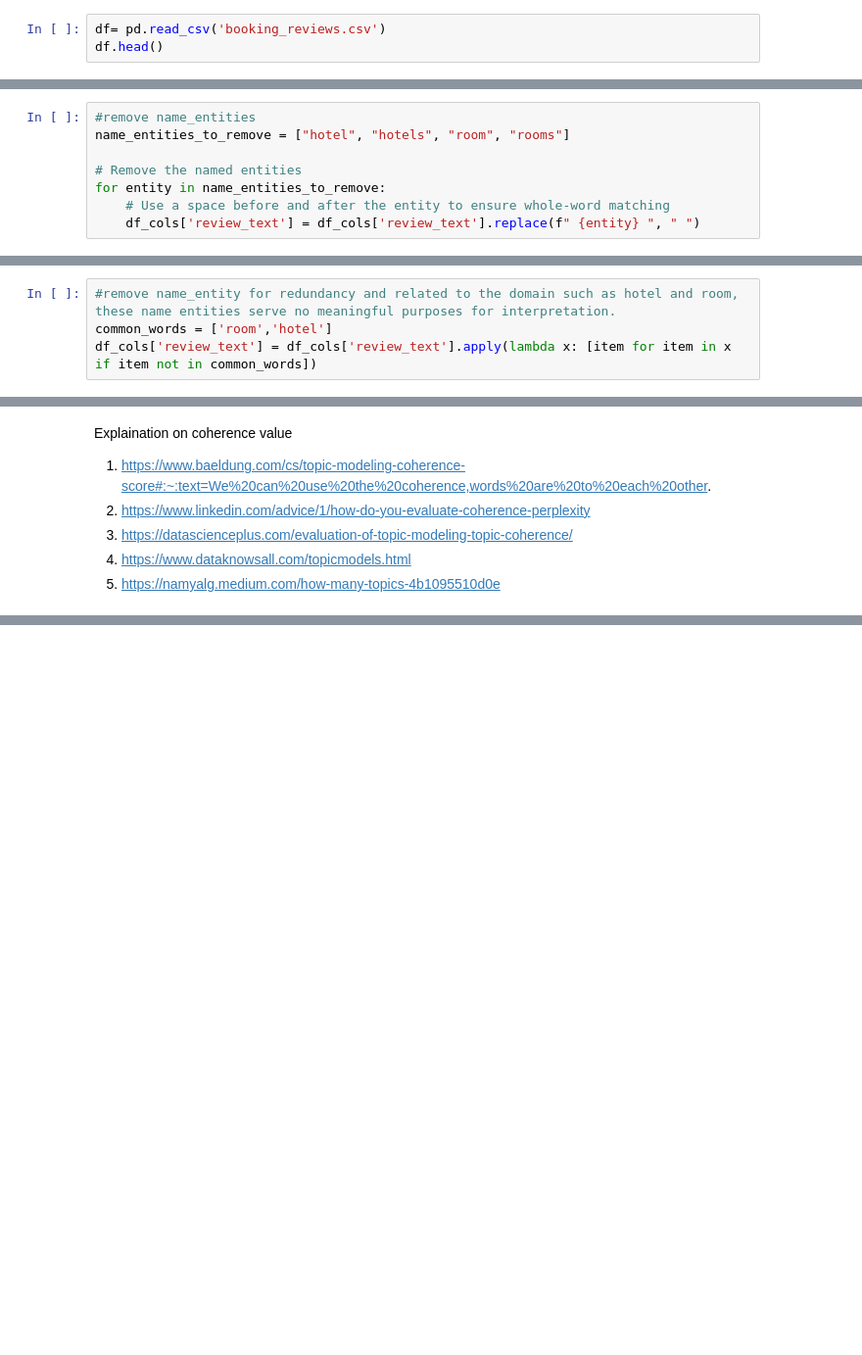
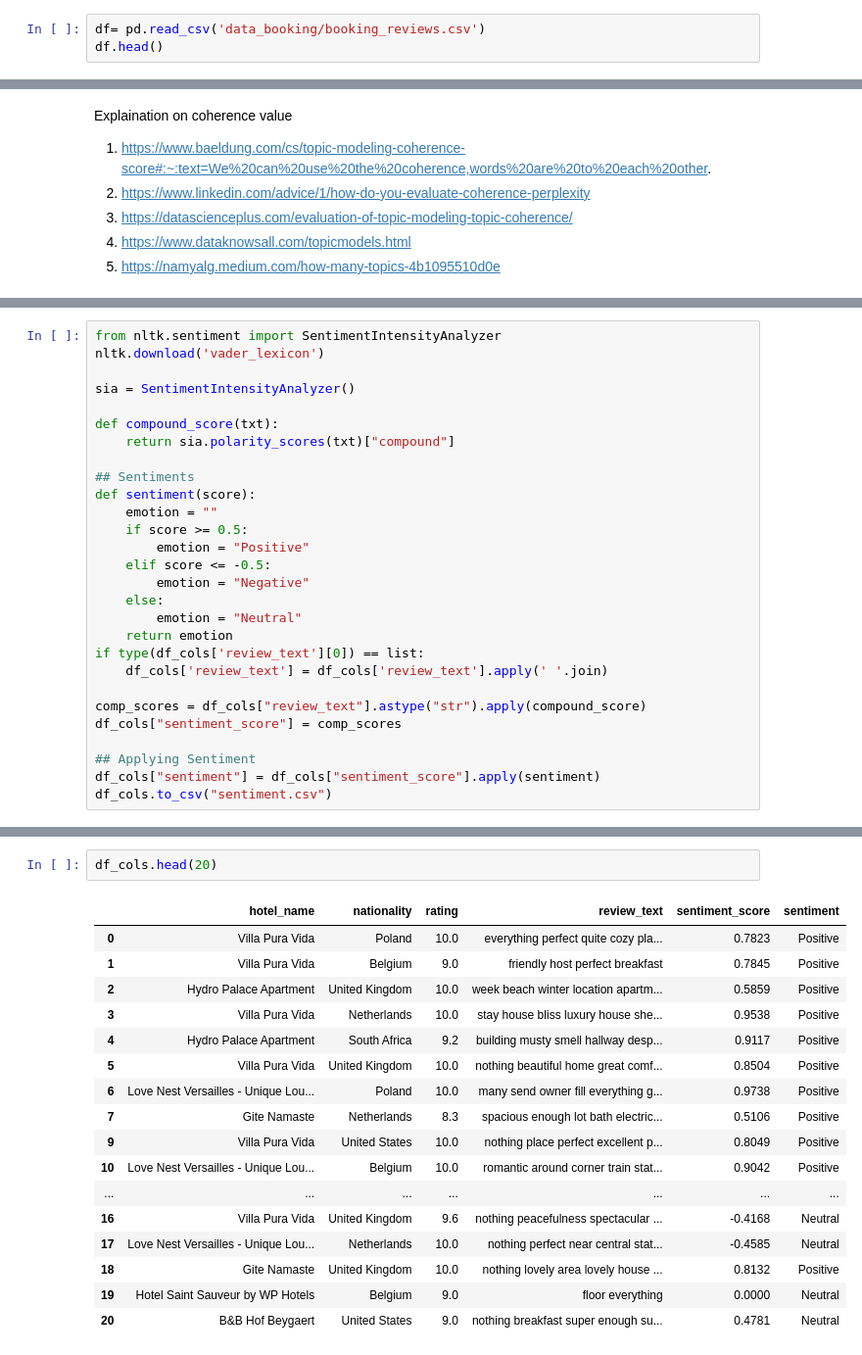
Before and after one commit to victorOle/project_TextAndSpeech, a Jupyter notebook: Booking.com - Topic Modelling.ipynb, the cells around one changed output, grey strips where cells are left out. Shown at 98% size. Drawn from its saved outputs; the diff is of its cells as text; blank space fills up the shorter version.

Commit message:
Optimized regex filtering stages, added sentiment analysis

```diff
--- a/Booking.com - Topic Modelling.ipynb
+++ b/Booking.com - Topic Modelling.ipynb
@@ -5,7 +5,7 @@ import numpy as np
 from IPython.display import display
 import seaborn as sns
 # %%
-df= pd.read_csv('booking_reviews.csv')
+df= pd.read_csv('data_booking/booking_reviews.csv')
 df.head()
 # %% [output]
 |  | review_title | reviewed_at | reviewed_by | images | crawled_at | url | hotel_name | hotel_url | ... |
@@ -112,13 +111,5 @@ Sequence of text cleaning
 2. stopwords -> the whole sentence becomes list
 3. lemmatization
 6. tokenize
-# %%
-#remove name_entities
-name_entities_to_remove = ["hotel", "hotels", "room", "rooms"]
-
-# Remove the named entities
-for entity in name_entities_to_remove:
-    # Use a space before and after the entity to ensure whole-word matching
-    df_cols['review_text'] = df_cols['review_text'].replace(f" {entity} ", " ")
 # %%
 def preprocess(txt):
@@ -217,10 +216,6 @@ liable: 1
 haver: 1
 boardwalk: 1
 puddle: 1
-# %%
-#remove name_entity for redundancy and related to the domain such as hotel and room, these name entities serve no meaningful purposes for interpretation.
-common_words = ['room','hotel']
-df_cols['review_text'] = df_cols['review_text'].apply(lambda x: [item for item in x if item not in common_words])
 # %%
 #text lemmatization
 def get_wordnet_pos(word):
@@ -476,0 +375,28 @@ Explaination on coherence value
+# %%
+from nltk.sentiment import SentimentIntensityAnalyzer
+nltk.download('vader_lexicon')
+
+sia = SentimentIntensityAnalyzer()
+
+def compound_score(txt):
+    return sia.polarity_scores(txt)["compound"]
+
+## Sentiments
+def sentiment(score):
+    emotion = ""
+    if score >= 0.5:
+        emotion = "Positive"
+    elif score <= -0.5:
+        emotion = "Negative"
+    else:
+        emotion = "Neutral"
+    return emotion
+if type(df_cols['review_text'][0]) == list:
+    df_cols['review_text'] = df_cols['review_text'].apply(' '.join)
+
+comp_scores = df_cols["review_text"].astype("str").apply(compound_score)
+df_cols["sentiment_score"] = comp_scores
+
+## Applying Sentiment
+df_cols["sentiment"] = df_cols["sentiment_score"].apply(sentiment)
+df_cols.to_csv("sentiment.csv")
@@ -476,0 +407,20 @@ Explaination on coherence value
+# %%
+df_cols.head(20)
+# %% [output]
+|  | hotel_name | nationality | rating | review_text | sentiment_score | sentiment |
+| 0 | Villa Pura Vida | Poland | 10.0 | everything perfect quite cozy pla... | 0.7823 | Positive |
+| 1 | Villa Pura Vida | Belgium | 9.0 | friendly host perfect breakfast | 0.7845 | Positive |
+| 2 | Hydro Palace Apartment | United Kingdom | 10.0 | week beach winter location apartm... | 0.5859 | Positive |
+| 3 | Villa Pura Vida | Netherlands | 10.0 | stay house bliss luxury house she... | 0.9538 | Positive |
+| 4 | Hydro Palace Apartment | South Africa | 9.2 | building musty smell hallway desp... | 0.9117 | Positive |
+| 5 | Villa Pura Vida | United Kingdom | 10.0 | nothing beautiful home great comf... | 0.8504 | Positive |
+| 6 | Love Nest Versailles - Unique Lou... | Poland | 10.0 | many send owner fill everything g... | 0.9738 | Positive |
+| 7 | Gite Namaste | Netherlands | 8.3 | spacious enough lot bath electric... | 0.5106 | Positive |
+| 9 | Villa Pura Vida | United States | 10.0 | nothing place perfect excellent p... | 0.8049 | Positive |
+| 10 | Love Nest Versailles - Unique Lou... | Belgium | 10.0 | romantic around corner train stat... | 0.9042 | Positive |
+| ... | ... | ... | ... | ... | ... | ... |
+| 16 | Villa Pura Vida | United Kingdom | 9.6 | nothing peacefulness spectacular ... | -0.4168 | Neutral |
+| 17 | Love Nest Versailles - Unique Lou... | Netherlands | 10.0 | nothing perfect near central stat... | -0.4585 | Neutral |
+| 18 | Gite Namaste | United Kingdom | 10.0 | nothing lovely area lovely house ... | 0.8132 | Positive |
+| 19 | Hotel Saint Sauveur by WP Hotels | Belgium | 9.0 | floor everything | 0.0000 | Neutral |
+| 20 | B&B Hof Beygaert | United States | 9.0 | nothing breakfast super enough su... | 0.4781 | Neutral |
```
Also changed, not shown: parts of 19 cells of this notebook, 2 other files.
